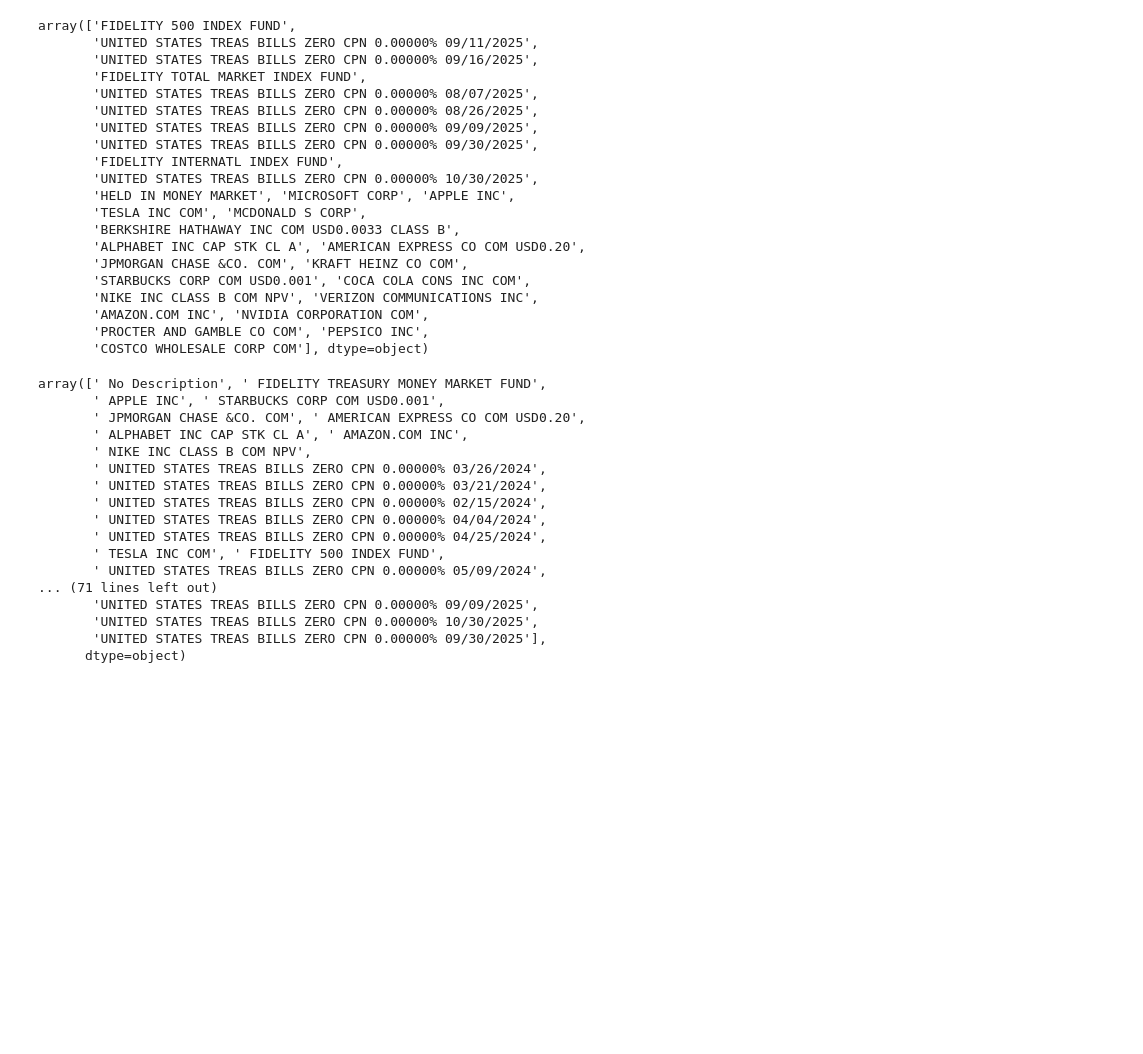
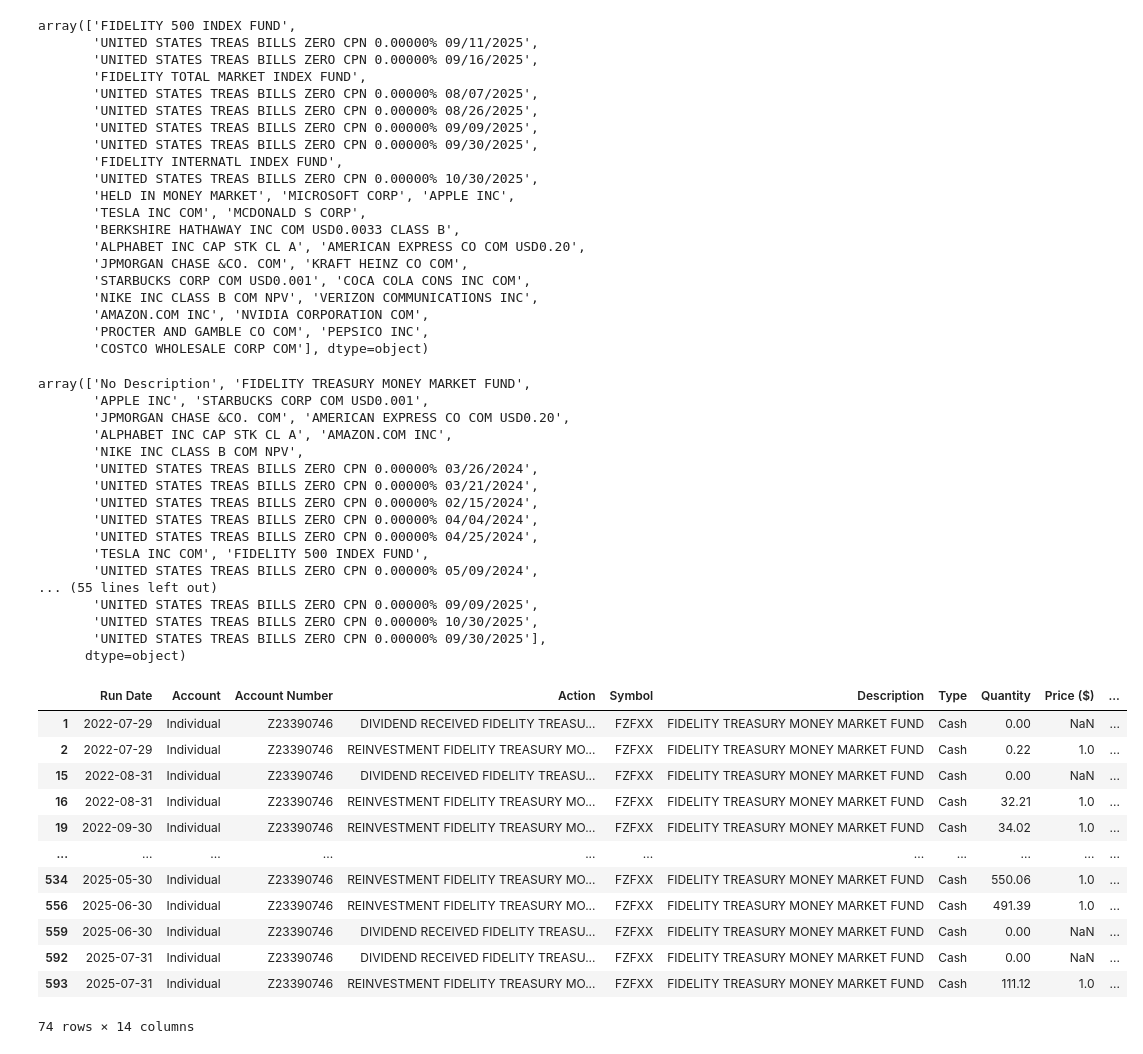
Before and after one commit to yifan-lee/fidelity-portfolio-tracker, a Jupyter notebook: Dev.ipynb, the cells around one changed output. Saved outputs shown, nothing was run; the diff lists cells and outputs as text; code cells hidden in the pictures; blank space fills up the shorter version.

```diff
--- a/Dev.ipynb
+++ b/Dev.ipynb
@@ -595,22 +739,38 @@ array(['FIDELITY 500 INDEX FUND',
        'PROCTER AND GAMBLE CO COM', 'PEPSICO INC',
        'COSTCO WHOLESALE CORP COM'], dtype=object)
 # %%
-portfolio.individualTransactions['Description'].unique()
+pprint(portfolio.individualTransactions['Description'].unique())
 # %% [output]
-array([' No Description', ' FIDELITY TREASURY MONEY MARKET FUND',
-       ' APPLE INC', ' STARBUCKS CORP COM USD0.001',
-       ' JPMORGAN CHASE &CO. COM', ' AMERICAN EXPRESS CO COM USD0.20',
-       ' ALPHABET INC CAP STK CL A', ' AMAZON.COM INC',
-       ' NIKE INC CLASS B COM NPV',
-       ' UNITED STATES TREAS BILLS ZERO CPN 0.00000% 03/26/2024',
-       ' UNITED STATES TREAS BILLS ZERO CPN 0.00000% 03/21/2024',
-       ' UNITED STATES TREAS BILLS ZERO CPN 0.00000% 02/15/2024',
-       ' UNITED STATES TREAS BILLS ZERO CPN 0.00000% 04/04/2024',
-       ' UNITED STATES TREAS BILLS ZERO CPN 0.00000% 04/25/2024',
-       ' TESLA INC COM', ' FIDELITY 500 INDEX FUND',
-       ' UNITED STATES TREAS BILLS ZERO CPN 0.00000% 05/09/2024',
-... (71 lines left out)
+array(['No Description', 'FIDELITY TREASURY MONEY MARKET FUND',
+       'APPLE INC', 'STARBUCKS CORP COM USD0.001',
+       'JPMORGAN CHASE &CO. COM', 'AMERICAN EXPRESS CO COM USD0.20',
+       'ALPHABET INC CAP STK CL A', 'AMAZON.COM INC',
+       'NIKE INC CLASS B COM NPV',
+       'UNITED STATES TREAS BILLS ZERO CPN 0.00000% 03/26/2024',
+       'UNITED STATES TREAS BILLS ZERO CPN 0.00000% 03/21/2024',
+       'UNITED STATES TREAS BILLS ZERO CPN 0.00000% 02/15/2024',
+       'UNITED STATES TREAS BILLS ZERO CPN 0.00000% 04/04/2024',
+       'UNITED STATES TREAS BILLS ZERO CPN 0.00000% 04/25/2024',
+       'TESLA INC COM', 'FIDELITY 500 INDEX FUND',
+       'UNITED STATES TREAS BILLS ZERO CPN 0.00000% 05/09/2024',
+... (55 lines left out)
        'UNITED STATES TREAS BILLS ZERO CPN 0.00000% 09/09/2025',
        'UNITED STATES TREAS BILLS ZERO CPN 0.00000% 10/30/2025',
        'UNITED STATES TREAS BILLS ZERO CPN 0.00000% 09/30/2025'],
       dtype=object)
+# %%
+portfolio.individualTransactions[portfolio.individualTransactions['Description']=='FIDELITY TREASURY MONEY MARKET FUND']
+# %% [output]
+|  | Run Date | Account | Account Number | Action | Symbol | Description | Type | Quantity | Price ($) | ... |
+| 1 | 2022-07-29 | Individual | Z23390746 | DIVIDEND RECEIVED FIDELITY TREASU... | FZFXX | FIDELITY TREASURY MONEY MARKET FUND | Cash | 0.00 | NaN | ... |
+| 2 | 2022-07-29 | Individual | Z23390746 | REINVESTMENT FIDELITY TREASURY MO... | FZFXX | FIDELITY TREASURY MONEY MARKET FUND | Cash | 0.22 | 1.0 | ... |
+| 15 | 2022-08-31 | Individual | Z23390746 | DIVIDEND RECEIVED FIDELITY TREASU... | FZFXX | FIDELITY TREASURY MONEY MARKET FUND | Cash | 0.00 | NaN | ... |
+| 16 | 2022-08-31 | Individual | Z23390746 | REINVESTMENT FIDELITY TREASURY MO... | FZFXX | FIDELITY TREASURY MONEY MARKET FUND | Cash | 32.21 | 1.0 | ... |
+| 19 | 2022-09-30 | Individual | Z23390746 | REINVESTMENT FIDELITY TREASURY MO... | FZFXX | FIDELITY TREASURY MONEY MARKET FUND | Cash | 34.02 | 1.0 | ... |
+| ... | ... | ... | ... | ... | ... | ... | ... | ... | ... | ... |
+| 534 | 2025-05-30 | Individual | Z23390746 | REINVESTMENT FIDELITY TREASURY MO... | FZFXX | FIDELITY TREASURY MONEY MARKET FUND | Cash | 550.06 | 1.0 | ... |
+| 556 | 2025-06-30 | Individual | Z23390746 | REINVESTMENT FIDELITY TREASURY MO... | FZFXX | FIDELITY TREASURY MONEY MARKET FUND | Cash | 491.39 | 1.0 | ... |
+| 559 | 2025-06-30 | Individual | Z23390746 | DIVIDEND RECEIVED FIDELITY TREASU... | FZFXX | FIDELITY TREASURY MONEY MARKET FUND | Cash | 0.00 | NaN | ... |
+| 592 | 2025-07-31 | Individual | Z23390746 | DIVIDEND RECEIVED FIDELITY TREASU... | FZFXX | FIDELITY TREASURY MONEY MARKET FUND | Cash | 0.00 | NaN | ... |
+| 593 | 2025-07-31 | Individual | Z23390746 | REINVESTMENT FIDELITY TREASURY MO... | FZFXX | FIDELITY TREASURY MONEY MARKET FUND | Cash | 111.12 | 1.0 | ... |
+74 rows × 14 columns
```
Also changed, not shown: parts of 38 cells of this notebook.
